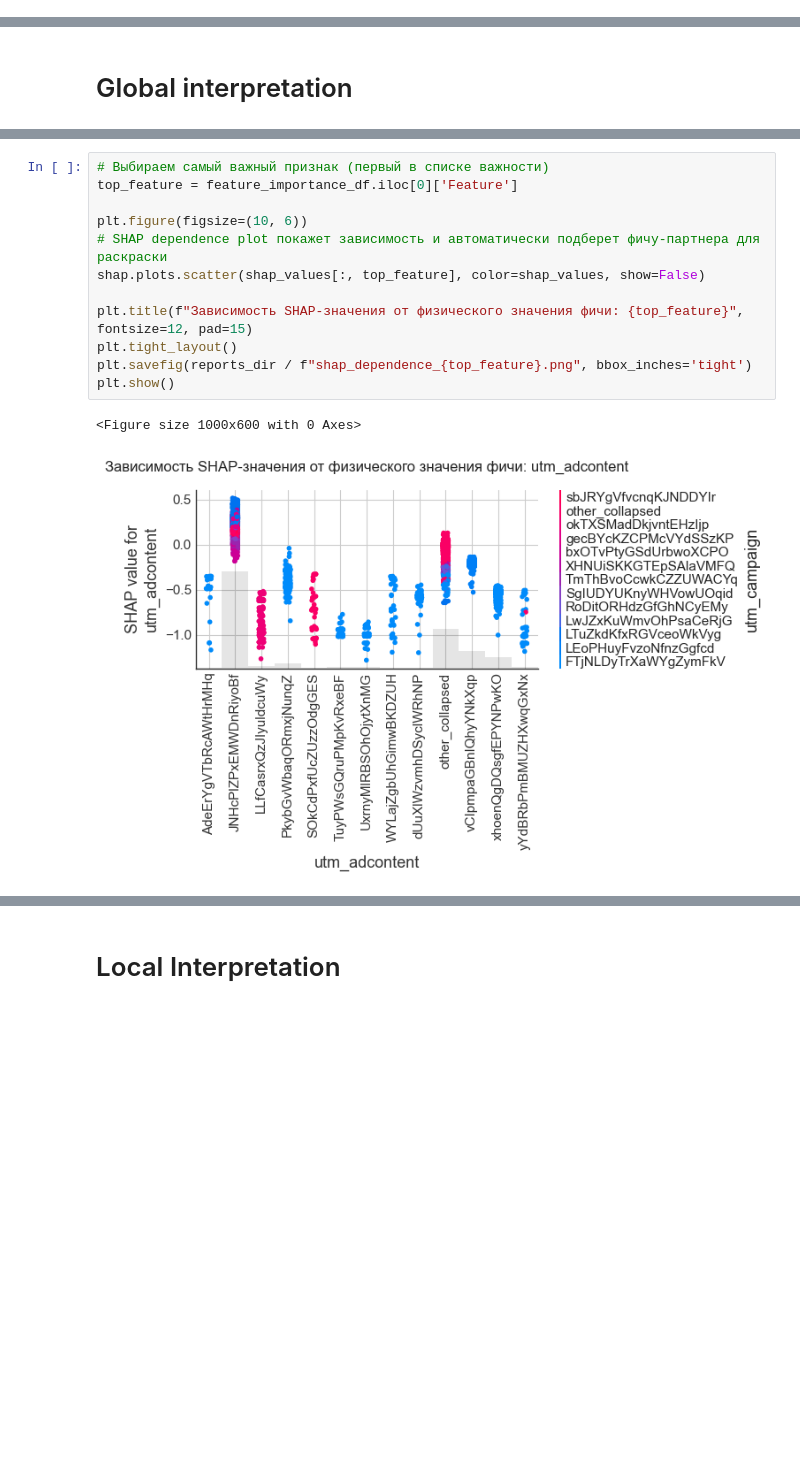
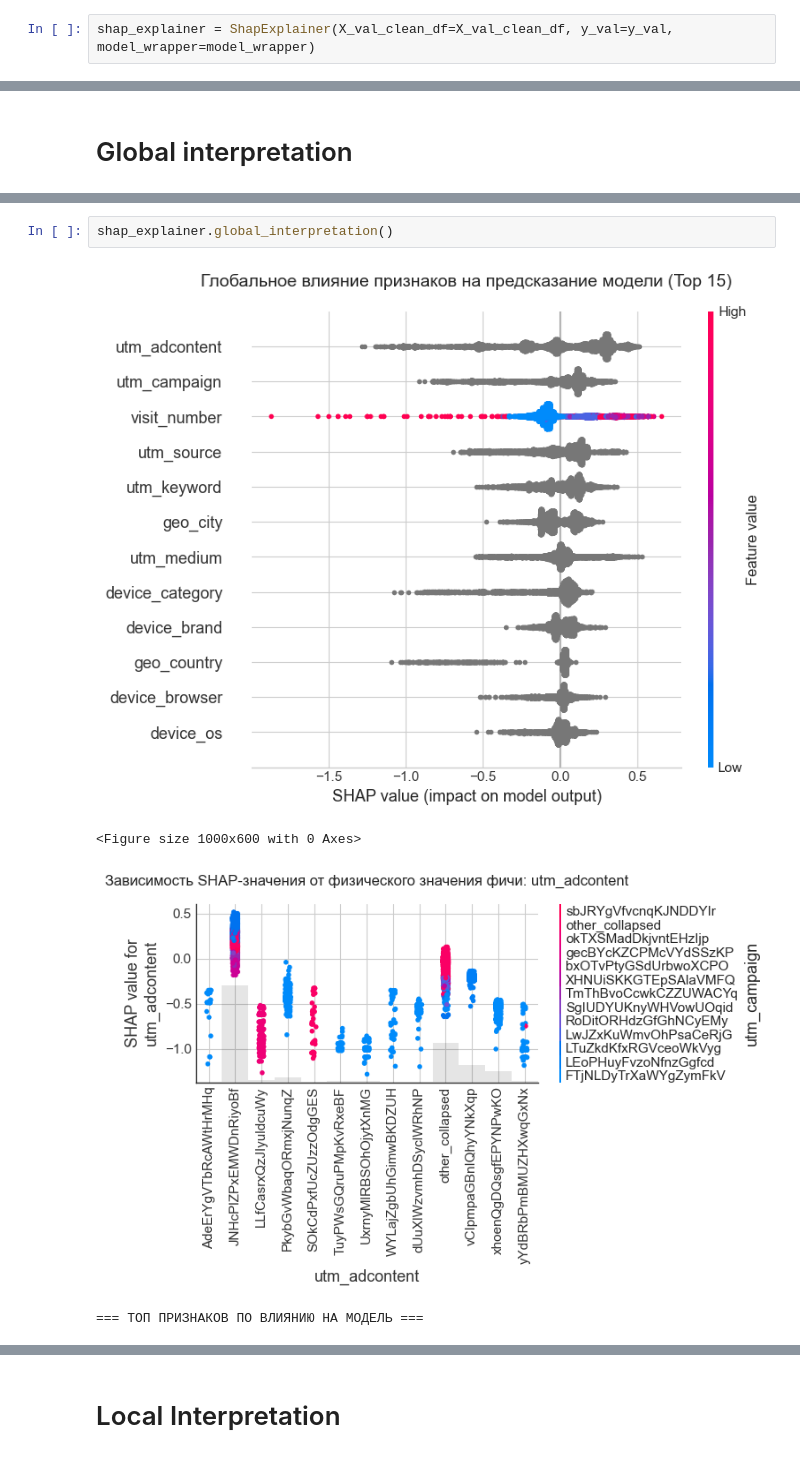
Before and after one commit to fenderfeniks/sber_autopodpiska, a Jupyter notebook: notebooks/5.0-explainability.ipynb, the cells around one changed output, grey strips where cells are left out. Cells and saved outputs as stored; diff of their text form; blank space fills up the shorter version.

```diff
--- a/notebooks/5.0-explainability.ipynb
+++ b/notebooks/5.0-explainability.ipynb
@@ -126,0 +110,2 @@ print("Расчет успешно завершен!")
+# %%
+shap_explainer = ShapExplainer(X_val_clean_df=X_val_clean_df, y_val=y_val, model_wrapper=model_wrapper)
@@ -175,15 +118,7 @@ feature_importance_df.to_csv(reports_dir / f"shap_feature_importance_v{model_ver
-# %%
-# Выбираем самый важный признак (первый в списке важности)
-top_feature = feature_importance_df.iloc[0]['Feature']
-
-plt.figure(figsize=(10, 6))
-# SHAP dependence plot покажет зависимость и автоматически подберет фичу-партнера для раскраски
-shap.plots.scatter(shap_values[:, top_feature], color=shap_values, show=False)
-
-plt.title(f"Зависимость SHAP-значения от физического значения фичи: {top_feature}", fontsize=12, pad=15)
-plt.tight_layout()
-plt.savefig(reports_dir / f"shap_dependence_{top_feature}.png", bbox_inches='tight')
-plt.show()
-# %% [output]
-<Figure size 1000x600 with 0 Axes>
-[figure, removed]
+# %%
+shap_explainer.global_interpretation()
+# %% [output]
+[figure, added]
+<Figure size 1000x600 with 0 Axes>
+[figure, added]
+=== ТОП ПРИЗНАКОВ ПО ВЛИЯНИЮ НА МОДЕЛЬ ===
```
Also changed, not shown: parts of 10 cells of this notebook, 5 other files.
